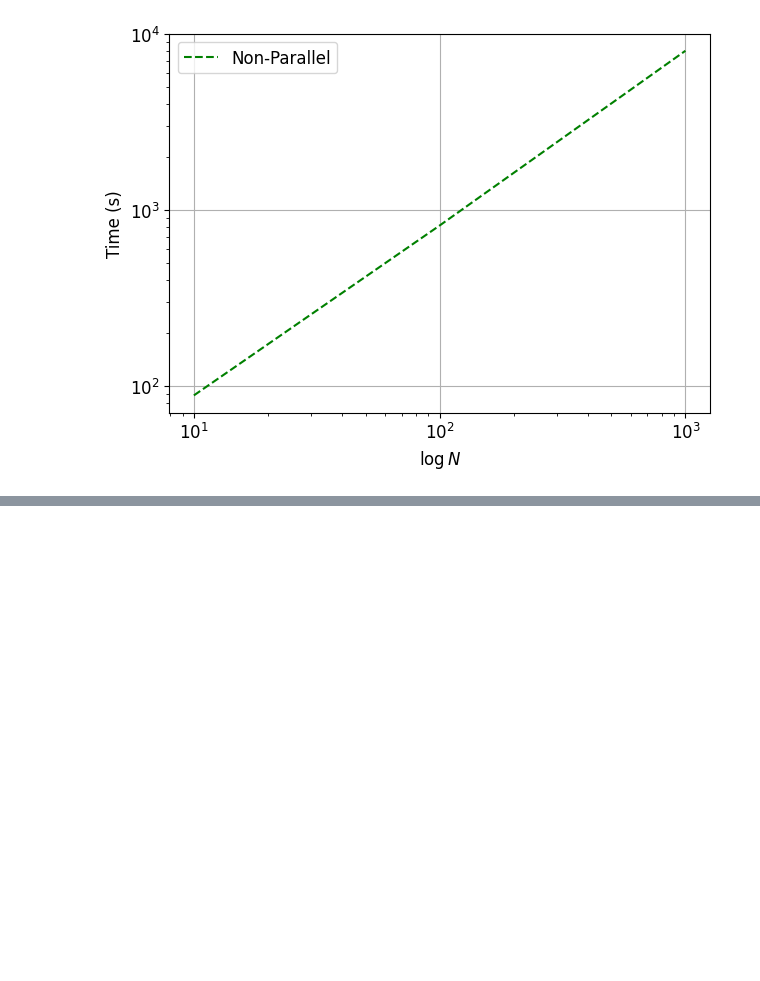
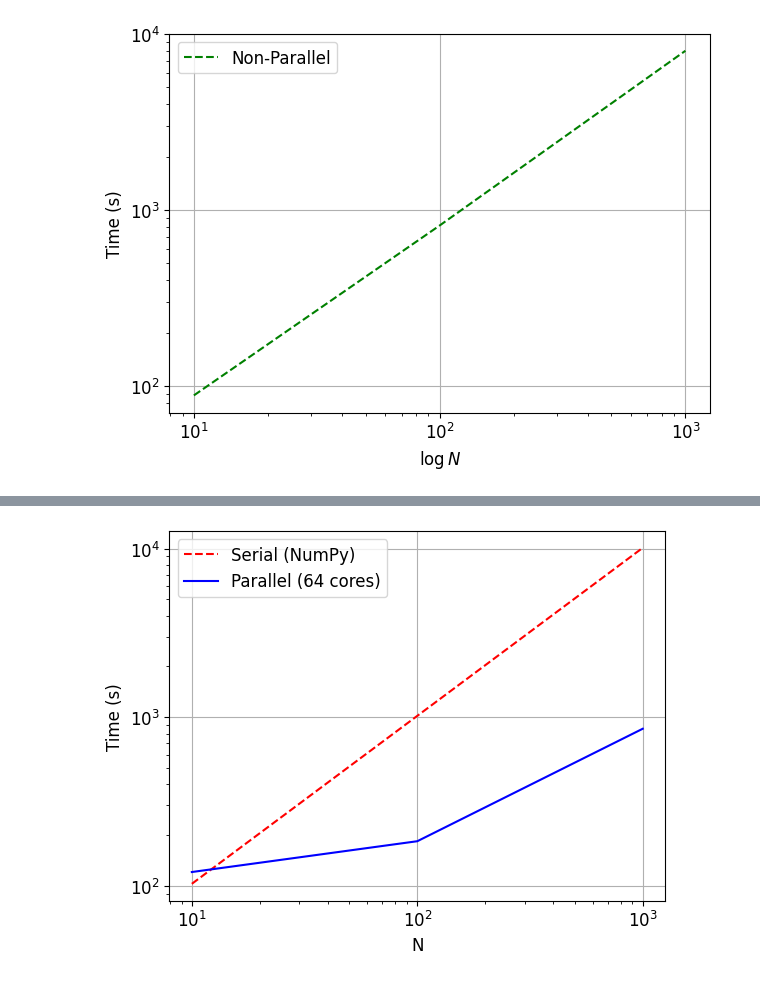
Before and after one commit to austinc21/HPC-Class, a Jupyter notebook: final_project/plots.ipynb, the cells around one changed output, grey strips where cells are left out. Cells and saved outputs as stored; diff of their text form; code cells hidden in the pictures; blank space fills up the shorter version.

```diff
--- a/final_project/plots.ipynb
+++ b/final_project/plots.ipynb
@@ -38,0 +51,15 @@ plt.show()
+# %%
+# Serial vs 64 core parallel
+N  = [10, 100, 1000]
+serial_time = [102.791, 1019.14, 10113]
+parallel_64_time = [120.761179, 183.939373, 854.716497]
+
+plt.loglog(N, serial_time, label='Serial (NumPy)', linestyle='--', color='red')
+plt.loglog(N, parallel_64_time, label='Parallel (64 cores)', linestyle='-', color='blue')
+plt.xlabel('N')
+plt.ylabel('Time (s)')
+plt.grid()
+plt.legend()
+plt.show()
+# %% [output]
+[figure, added]
```
Also changed, not shown: parts of 1 cell of this notebook.
